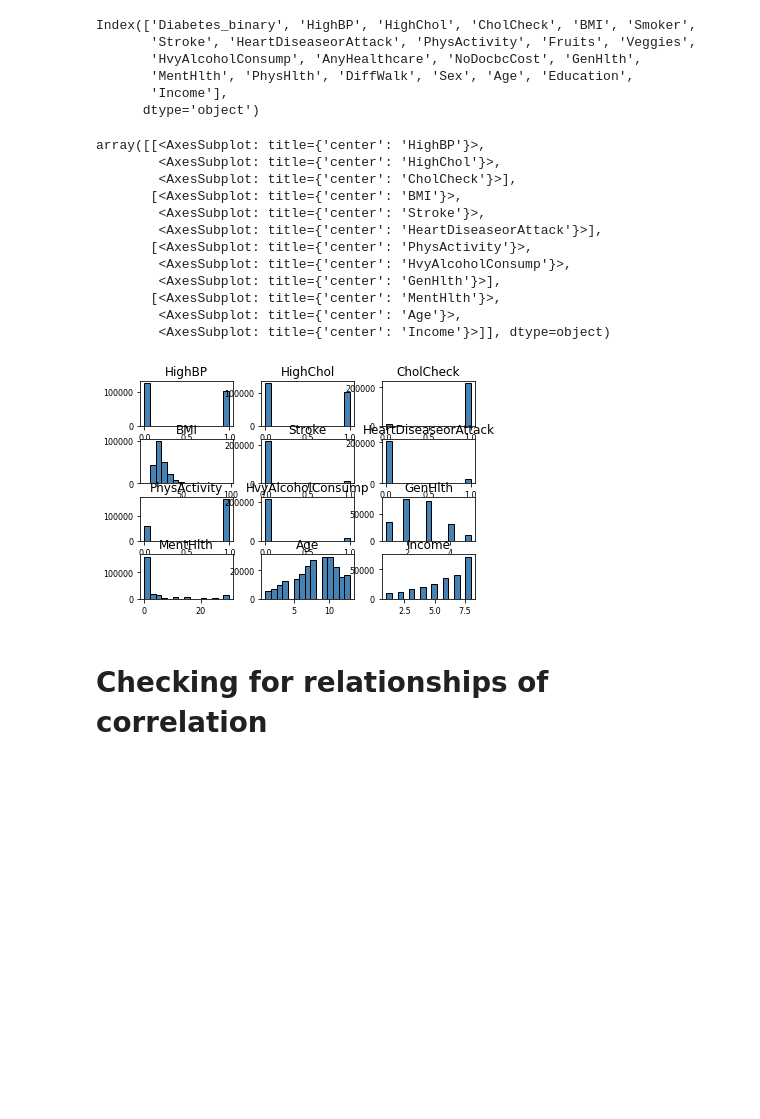
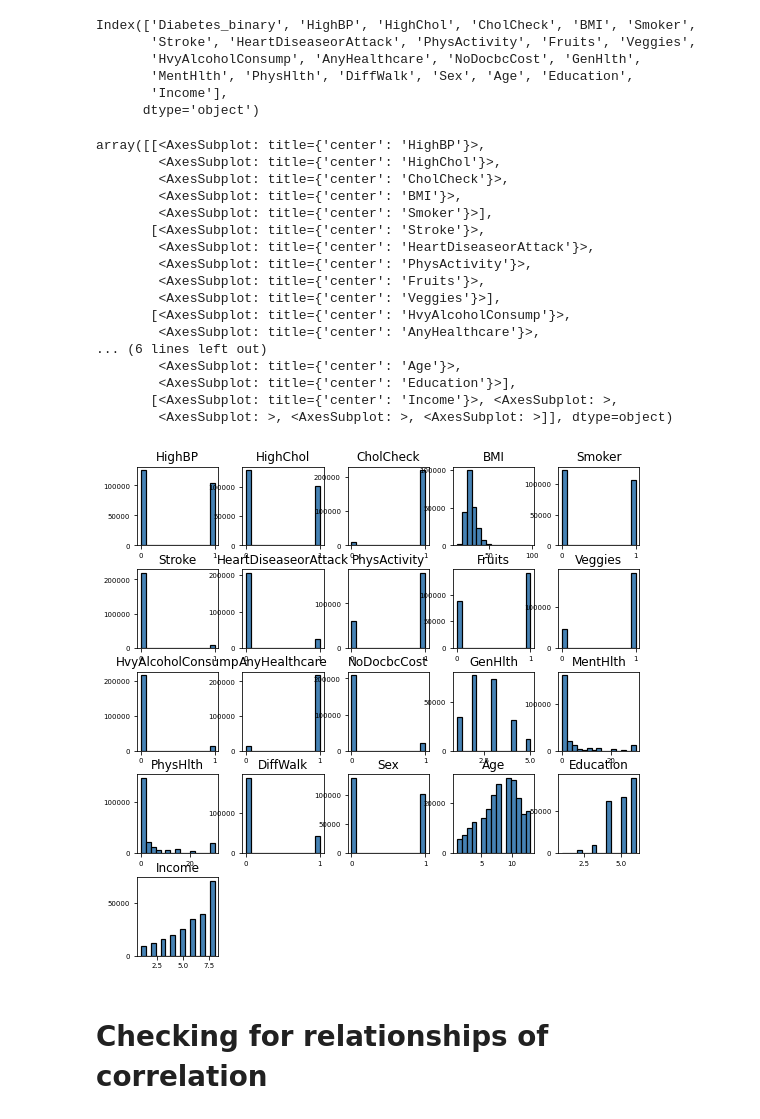
Before and after one commit to nataliakardami/diabetes_binary, a Jupyter notebook: diabetes.ipynb, the cells around one changed output. Cells and saved outputs as stored; diff of their text form; code cells hidden in the pictures; blank space fills up the shorter version.

```diff
--- a/diabetes.ipynb
+++ b/diabetes.ipynb
@@ -152,22 +152,27 @@ Index(['Diabetes_binary', 'HighBP', 'HighChol', 'CholCheck', 'BMI', 'Smoker',
       dtype='object')
 # %%
 X.hist(bins=15, color='steelblue', edgecolor='black', linewidth=1.2,
-           xlabelsize=7, ylabelsize=7, grid=False)
+           xlabelsize=7, ylabelsize=7, grid=False,figsize=(9,9))
 #plt.tight_layout(rect=(0, 0, 1.2, 1.2))
 # %% [output]
 array([[<AxesSubplot: title={'center': 'HighBP'}>,
         <AxesSubplot: title={'center': 'HighChol'}>,
-        <AxesSubplot: title={'center': 'CholCheck'}>],
-       [<AxesSubplot: title={'center': 'BMI'}>,
-        <AxesSubplot: title={'center': 'Stroke'}>,
-        <AxesSubplot: title={'center': 'HeartDiseaseorAttack'}>],
-       [<AxesSubplot: title={'center': 'PhysActivity'}>,
-        <AxesSubplot: title={'center': 'HvyAlcoholConsump'}>,
-        <AxesSubplot: title={'center': 'GenHlth'}>],
-       [<AxesSubplot: title={'center': 'MentHlth'}>,
+        <AxesSubplot: title={'center': 'CholCheck'}>,
+        <AxesSubplot: title={'center': 'BMI'}>,
+        <AxesSubplot: title={'center': 'Smoker'}>],
+       [<AxesSubplot: title={'center': 'Stroke'}>,
+        <AxesSubplot: title={'center': 'HeartDiseaseorAttack'}>,
+        <AxesSubplot: title={'center': 'PhysActivity'}>,
+        <AxesSubplot: title={'center': 'Fruits'}>,
+        <AxesSubplot: title={'center': 'Veggies'}>],
+       [<AxesSubplot: title={'center': 'HvyAlcoholConsump'}>,
+        <AxesSubplot: title={'center': 'AnyHealthcare'}>,
+... (6 lines left out)
         <AxesSubplot: title={'center': 'Age'}>,
-        <AxesSubplot: title={'center': 'Income'}>]], dtype=object)
+        <AxesSubplot: title={'center': 'Education'}>],
+       [<AxesSubplot: title={'center': 'Income'}>, <AxesSubplot: >,
+        <AxesSubplot: >, <AxesSubplot: >, <AxesSubplot: >]], dtype=object)
-[figure, old version]
+[figure, new version]
 # %% [markdown]
 # Checking for relationships of correlation
 # %%
```
Also changed, not shown: parts of 20 cells of this notebook.
